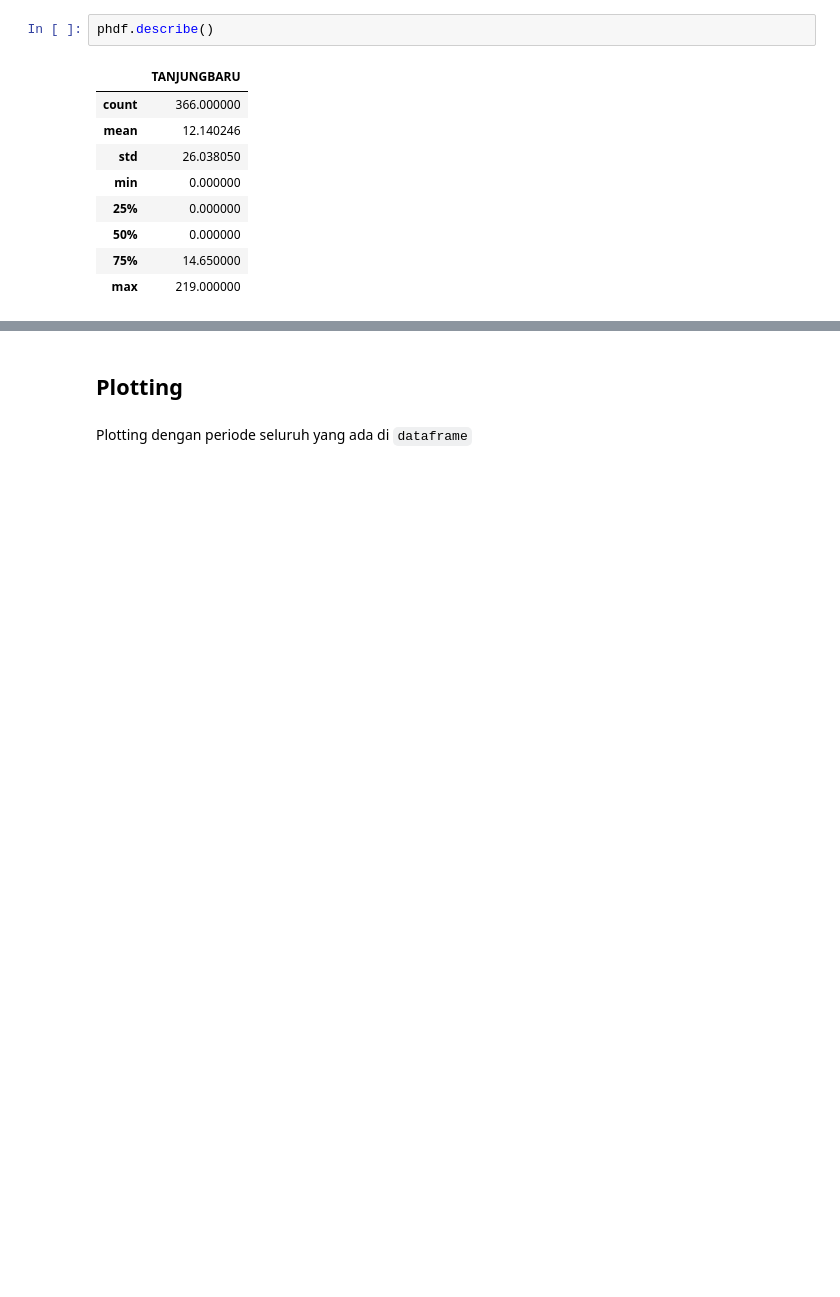
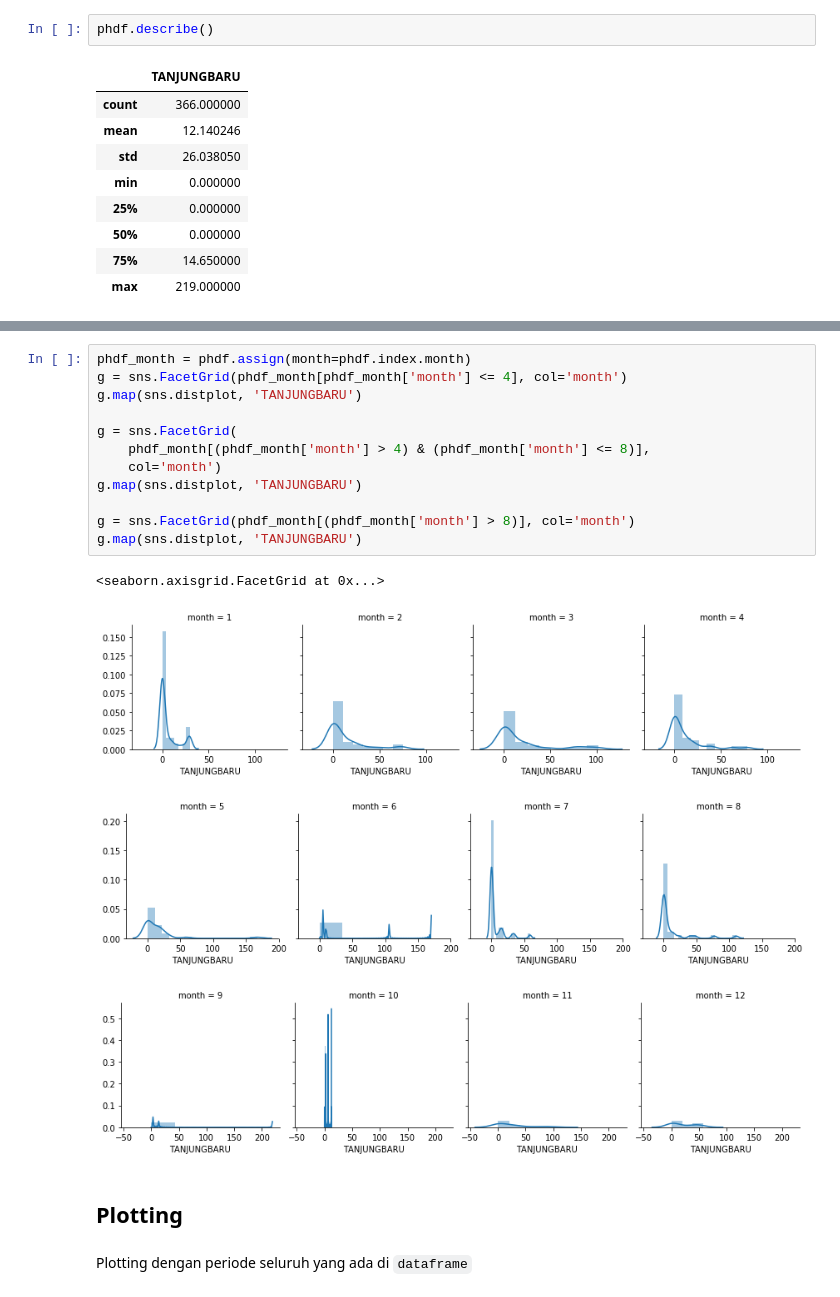
Before and after one commit to hidrokit/hidrokit, a Jupyter notebook: src/Demo Pos Hujan.ipynb, the cells around one changed output, grey strips where cells are left out. Drawn from its saved outputs; the diff is of its cells as text; blank space fills up the shorter version.

Commit message:
update demo - add info, add figure

```diff
--- a/src/Demo Pos Hujan.ipynb
+++ b/src/Demo Pos Hujan.ipynb
@@ -299 +287,18 @@ viewp(phdf)
+# %%
+phdf_month = phdf.assign(month=phdf.index.month)
+g = sns.FacetGrid(phdf_month[phdf_month['month'] <= 4], col='month')
+g.map(sns.distplot, 'TANJUNGBARU')
+
+g = sns.FacetGrid(
+    phdf_month[(phdf_month['month'] > 4) & (phdf_month['month'] <= 8)],
+    col='month')
+g.map(sns.distplot, 'TANJUNGBARU')
+
+g = sns.FacetGrid(phdf_month[(phdf_month['month'] > 8)], col='month')
+g.map(sns.distplot, 'TANJUNGBARU')
+# %% [output]
+<seaborn.axisgrid.FacetGrid at 0x...>
+[figure, added]
+[figure, added]
+[figure, added]
 # %% [markdown]
```
Also changed, not shown: parts of 8 cells of this notebook.
